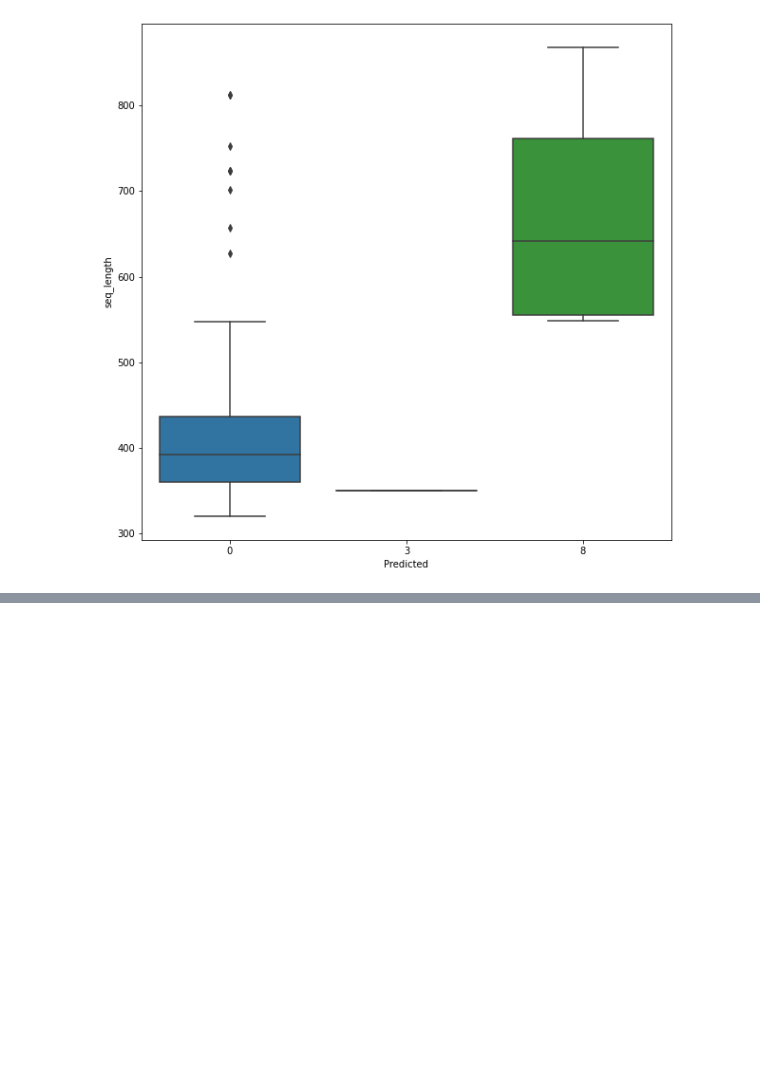
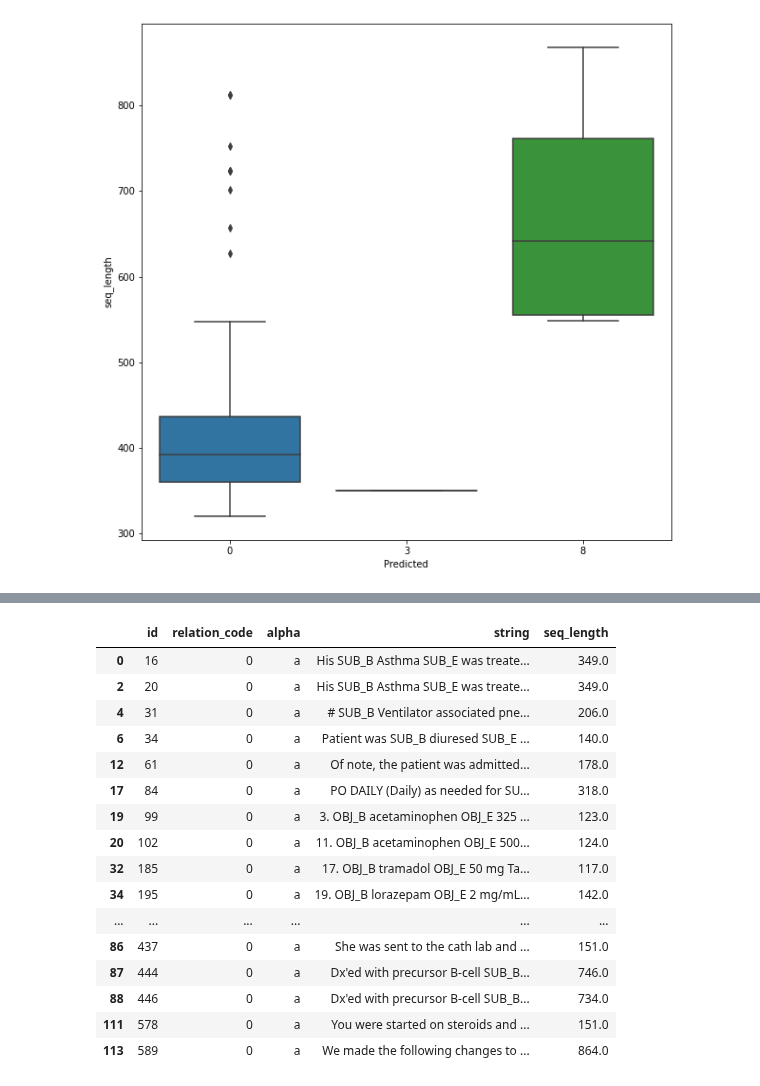
Before and after one commit to pnarsina/w266_final, a Jupyter notebook: project_re/MissedPredictionsAnalysis.ipynb, the cells around one changed output, grey strips where cells are left out. Saved outputs shown, nothing was run; the diff lists cells and outputs as text; code cells hidden in the pictures; blank space fills up the shorter version.

```diff
--- a/project_re/MissedPredictionsAnalysis.ipynb
+++ b/project_re/MissedPredictionsAnalysis.ipynb
@@ -360,0 +377,21 @@ ax1 = sns.boxplot(x = 'Predicted', y = 'seq_length' , data = misclass_ade_m1)
+# %%
+#Reason
+dev_df[dev_df['relation_code']==0].iloc[0:20,:]
+# %% [output]
+|  | id | relation_code | alpha | string | seq_length |
+| 0 | 16 | 0 | a | His SUB_B Asthma SUB_E was treate... | 349.0 |
+| 2 | 20 | 0 | a | His SUB_B Asthma SUB_E was treate... | 349.0 |
+| 4 | 31 | 0 | a | # SUB_B Ventilator associated pne... | 206.0 |
+| 6 | 34 | 0 | a | Patient was SUB_B diuresed SUB_E ... | 140.0 |
+| 12 | 61 | 0 | a | Of note, the patient was admitted... | 178.0 |
+| 17 | 84 | 0 | a | PO DAILY (Daily) as needed for SU... | 318.0 |
+| 19 | 99 | 0 | a | 3. OBJ_B acetaminophen OBJ_E 325 ... | 123.0 |
+| 20 | 102 | 0 | a | 11. OBJ_B acetaminophen OBJ_E 500... | 124.0 |
+| 32 | 185 | 0 | a | 17. OBJ_B tramadol OBJ_E 50 mg Ta... | 117.0 |
+| 34 | 195 | 0 | a | 19. OBJ_B lorazepam OBJ_E 2 mg/mL... | 142.0 |
+| ... | ... | ... | ... | ... | ... |
+| 86 | 437 | 0 | a | She was sent to the cath lab and ... | 151.0 |
+| 87 | 444 | 0 | a | Dx'ed with precursor B-cell SUB_B... | 746.0 |
+| 88 | 446 | 0 | a | Dx'ed with precursor B-cell SUB_B... | 734.0 |
+| 111 | 578 | 0 | a | You were started on steroids and ... | 151.0 |
+| 113 | 589 | 0 | a | We made the following changes to ... | 864.0 |
```
Also changed, not shown: parts of 4 cells of this notebook.
